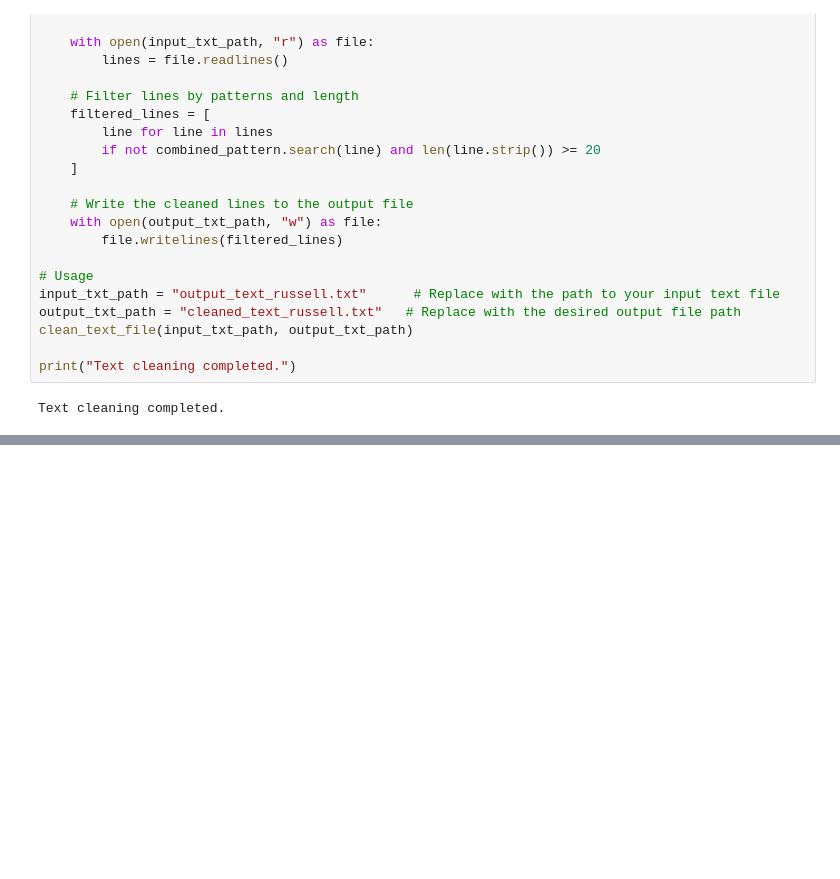
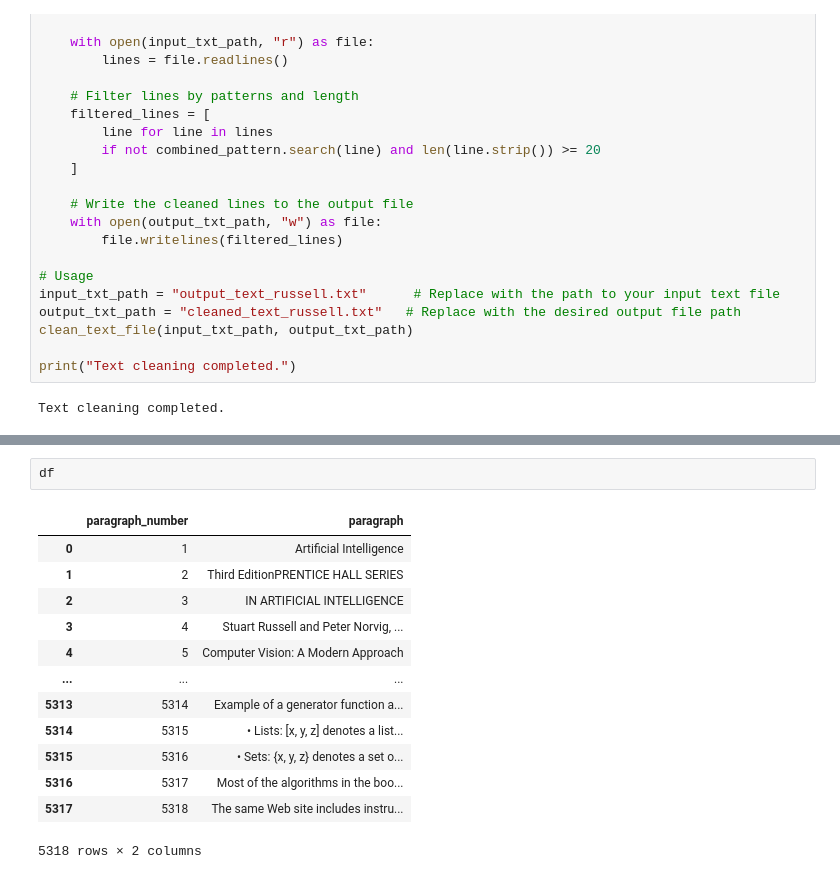
Before and after one commit to saurabhjnv93/Enigmatica, a Jupyter notebook: SCRAPING.ipynb, the cells around one changed output, grey strips where cells are left out. Drawn from its saved outputs; the diff is of its cells as text; blank space fills up the shorter version.

```diff
--- a/SCRAPING.ipynb
+++ b/SCRAPING.ipynb
@@ -180 +370,17 @@ file_path = 'cleaned_text.txt'  # Replace with your text file path
 df = read_and_process_text_file(file_path)
+# %%
+df
+# %% [output]
+|  | paragraph_number | paragraph |
+| 0 | 1 | Artiﬁcial Intelligence |
+| 1 | 2 | Third EditionPRENTICE HALL SERIES |
+| 2 | 3 | IN ARTIFICIAL INTELLIGENCE |
+| 3 | 4 | Stuart Russell and Peter Norvig, ... |
+| 4 | 5 | Computer Vision: A Modern Approach |
+| ... | ... | ... |
+| 5313 | 5314 | Example of a generator function a... |
+| 5314 | 5315 | • Lists: [x, y, z] denotes a list... |
+| 5315 | 5316 | • Sets: {x, y, z} denotes a set o... |
+| 5316 | 5317 | Most of the algorithms in the boo... |
+| 5317 | 5318 | The same Web site includes instru... |
+5318 rows × 2 columns
```
Also changed, not shown: parts of 13 cells of this notebook, 7 other files.
